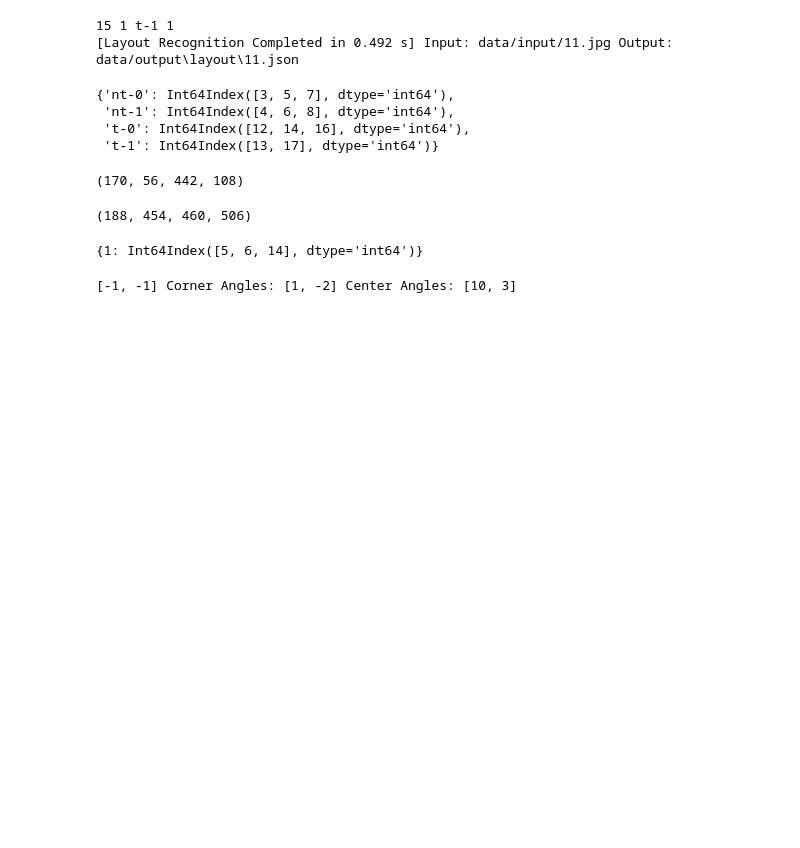
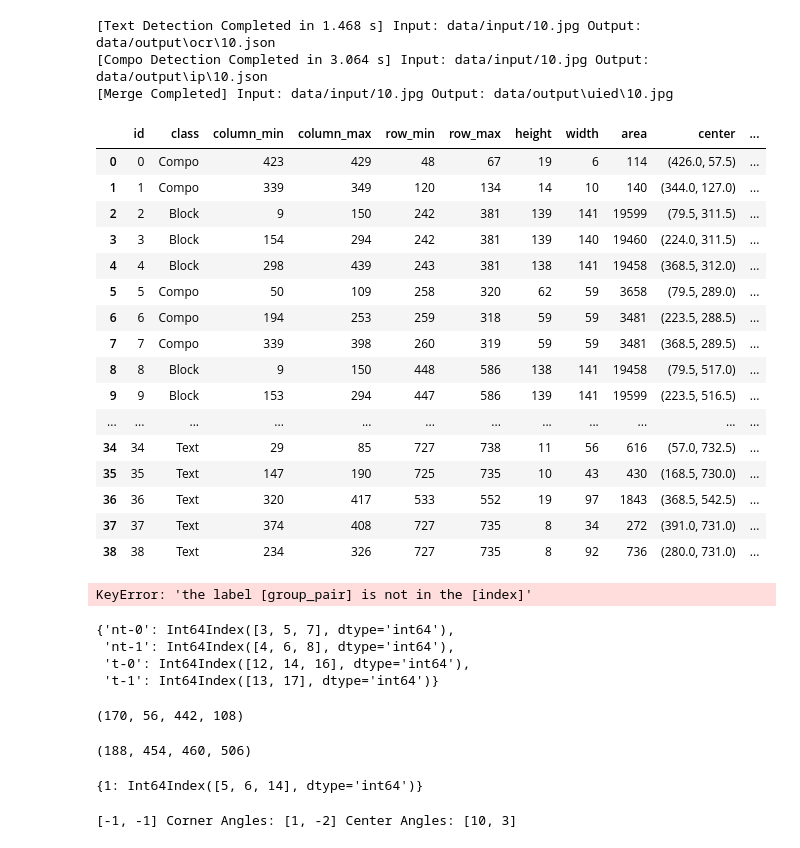
Before and after one commit to MulongXie/GUI-Perceptual-Grouping, a Jupyter notebook: test-layout.ipynb, the cells around one changed output. Drawn from its saved outputs; the diff is of its cells as text; code cells hidden in the pictures; blank space fills up the shorter version.

```diff
--- a/test-layout.ipynb
+++ b/test-layout.ipynb
@@ -15,16 +3,39 @@ from os.path import join as pjoin
 # %%
 # gui = GUI(img_file='E:\\Mulong\\Datasets\\gui\\rico\\combined\\all\\10727.jpg', output_dir='E:\\Mulong\\Result\\rico-layout\\result')
 # %%
-gui = GUI(img_file='data/input/11.jpg')
+gui = GUI(img_file='data/input/10.jpg')
 # %%
-gui.element_detection()
-# gui.visualize_element_detection()
+gui.detect_element()
+gui.visualize_element_detection()
+# %% [output]
+[Text Detection Completed in 1.468 s] Input: data/input/10.jpg Output: data/output\ocr\10.json
+[Compo Detection Completed in 3.064 s] Input: data/input/10.jpg Output: data/output\ip\10.json
+[Merge Completed] Input: data/input/10.jpg Output: data/output\uied\10.jpg
+# %%
+gui.compos_df.compos_dataframe
+# %% [output]
+|  | id | class | column_min | column_max | row_min | row_max | height | width | area | center | ... |
+| 0 | 0 | Compo | 423 | 429 | 48 | 67 | 19 | 6 | 114 | (426.0, 57.5) | ... |
+| 1 | 1 | Compo | 339 | 349 | 120 | 134 | 14 | 10 | 140 | (344.0, 127.0) | ... |
+| 2 | 2 | Block | 9 | 150 | 242 | 381 | 139 | 141 | 19599 | (79.5, 311.5) | ... |
+| 3 | 3 | Block | 154 | 294 | 242 | 381 | 139 | 140 | 19460 | (224.0, 311.5) | ... |
+| 4 | 4 | Block | 298 | 439 | 243 | 381 | 138 | 141 | 19458 | (368.5, 312.0) | ... |
+| 5 | 5 | Compo | 50 | 109 | 258 | 320 | 62 | 59 | 3658 | (79.5, 289.0) | ... |
+| 6 | 6 | Compo | 194 | 253 | 259 | 318 | 59 | 59 | 3481 | (223.5, 288.5) | ... |
+| 7 | 7 | Compo | 339 | 398 | 260 | 319 | 59 | 59 | 3481 | (368.5, 289.5) | ... |
+| 8 | 8 | Block | 9 | 150 | 448 | 586 | 138 | 141 | 19458 | (79.5, 517.0) | ... |
+| 9 | 9 | Block | 153 | 294 | 447 | 586 | 139 | 141 | 19599 | (223.5, 516.5) | ... |
+| ... | ... | ... | ... | ... | ... | ... | ... | ... | ... | ... | ... |
+| 34 | 34 | Text | 29 | 85 | 727 | 738 | 11 | 56 | 616 | (57.0, 732.5) | ... |
+| 35 | 35 | Text | 147 | 190 | 725 | 735 | 10 | 43 | 430 | (168.5, 730.0) | ... |
+| 36 | 36 | Text | 320 | 417 | 533 | 552 | 19 | 97 | 1843 | (368.5, 542.5) | ... |
+| 37 | 37 | Text | 374 | 408 | 727 | 735 | 8 | 34 | 272 | (391.0, 731.0) | ... |
+| 38 | 38 | Text | 234 | 326 | 727 | 735 | 8 | 92 | 736 | (280.0, 731.0) | ... |
 # %%
-gui.layout_recognition()
+gui.recognize_layout()
 gui.visualize_layout_recognition()
 # %% [output]
-15 1 t-1 1
-[Layout Recognition Completed in 0.492 s] Input: data/input/11.jpg Output: data/output\layout\11.json
+KeyError: 'the label [group_pair] is not in the [index]'
 # %%
 gui.visualize_element_detection()
 # %%
```
Also changed, not shown: parts of 2 cells of this notebook, 21 other files.
